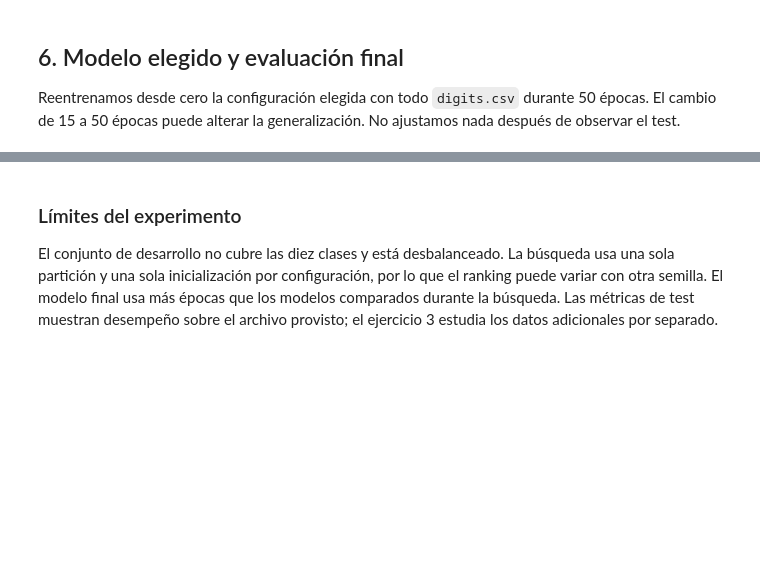
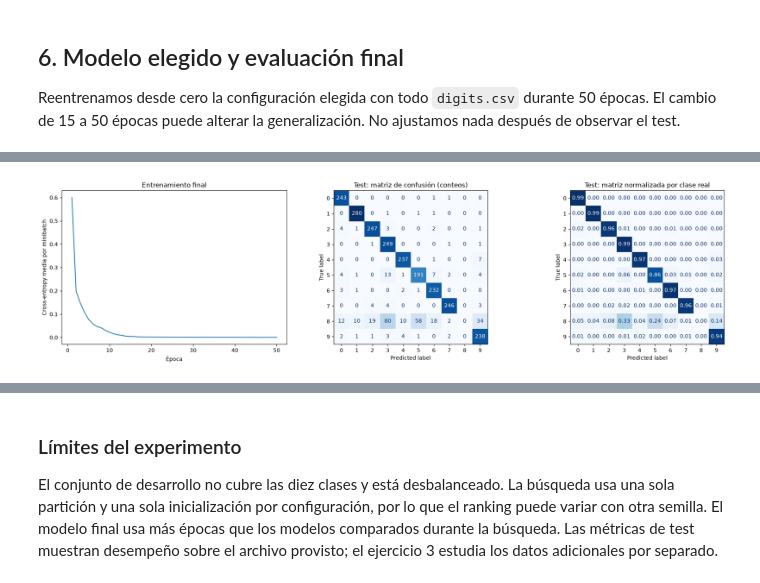
Before and after one commit to yakdudi12/DIAO2A, a Jupyter notebook: TP3/ejercicio2.ipynb, the cells around one changed output, grey strips where cells are left out. Saved outputs shown, nothing was run; the diff lists cells and outputs as text; code cells hidden in the pictures; blank space fills up the shorter version.

```diff
--- a/TP3/ejercicio2.ipynb
+++ b/TP3/ejercicio2.ipynb
@@ -354,0 +397,13 @@ plt.tight_layout(); plt.show()
+# %%
+fig, axes = plt.subplots(1, 3, figsize=(19, 5))
+axes[0].plot(final_history.epoch, final_history.train_loss)
+axes[0].set(title='Entrenamiento final', xlabel='Época', ylabel='Cross-entropy media por minibatch')
+ConfusionMatrixDisplay.from_predictions(y_test, pred_test, labels=range(10), cmap='Blues',
+                                         ax=axes[1], colorbar=False)
+axes[1].set_title('Test: matriz de confusión (conteos)')
+ConfusionMatrixDisplay.from_predictions(y_test, pred_test, labels=range(10), normalize='true',
+                                         values_format='.2f', cmap='Blues', ax=axes[2], colorbar=False)
+axes[2].set_title('Test: matriz normalizada por clase real')
+plt.tight_layout(); show('evaluacion_test_ej2')
+# %% [output]
+[figure, added]
```
Also changed, not shown: parts of 16 cells of this notebook.
